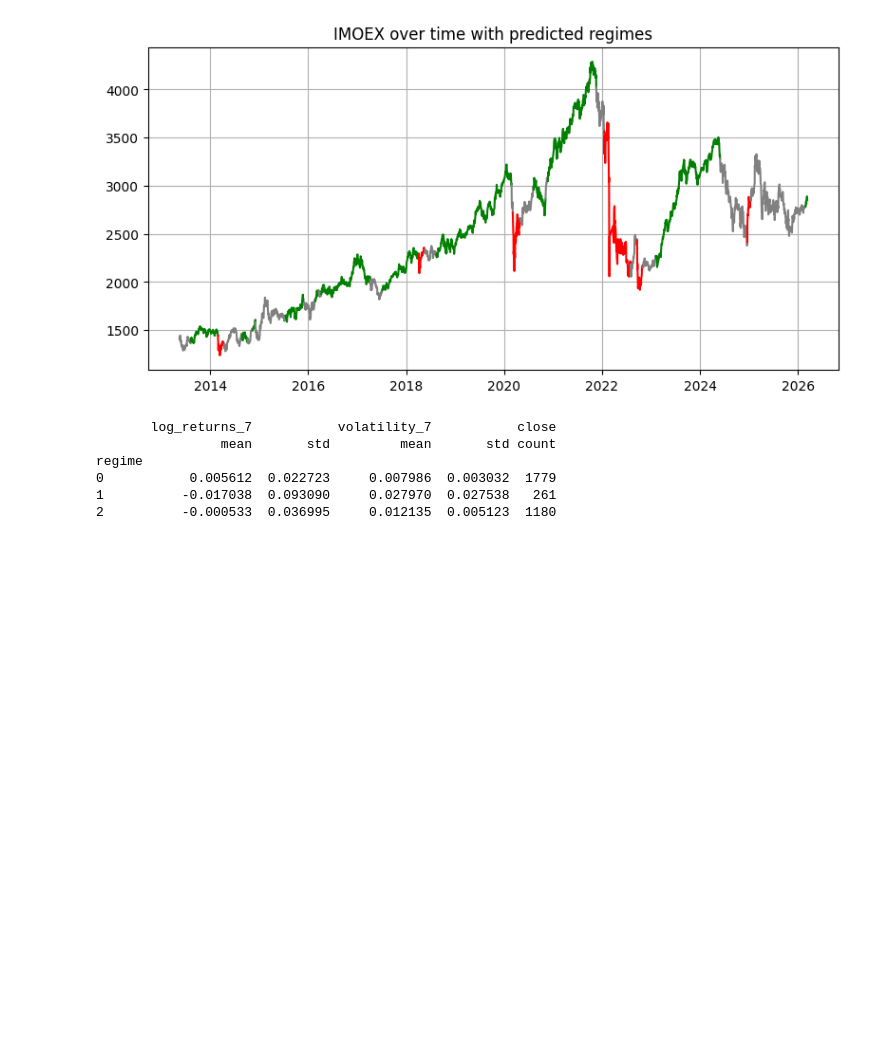
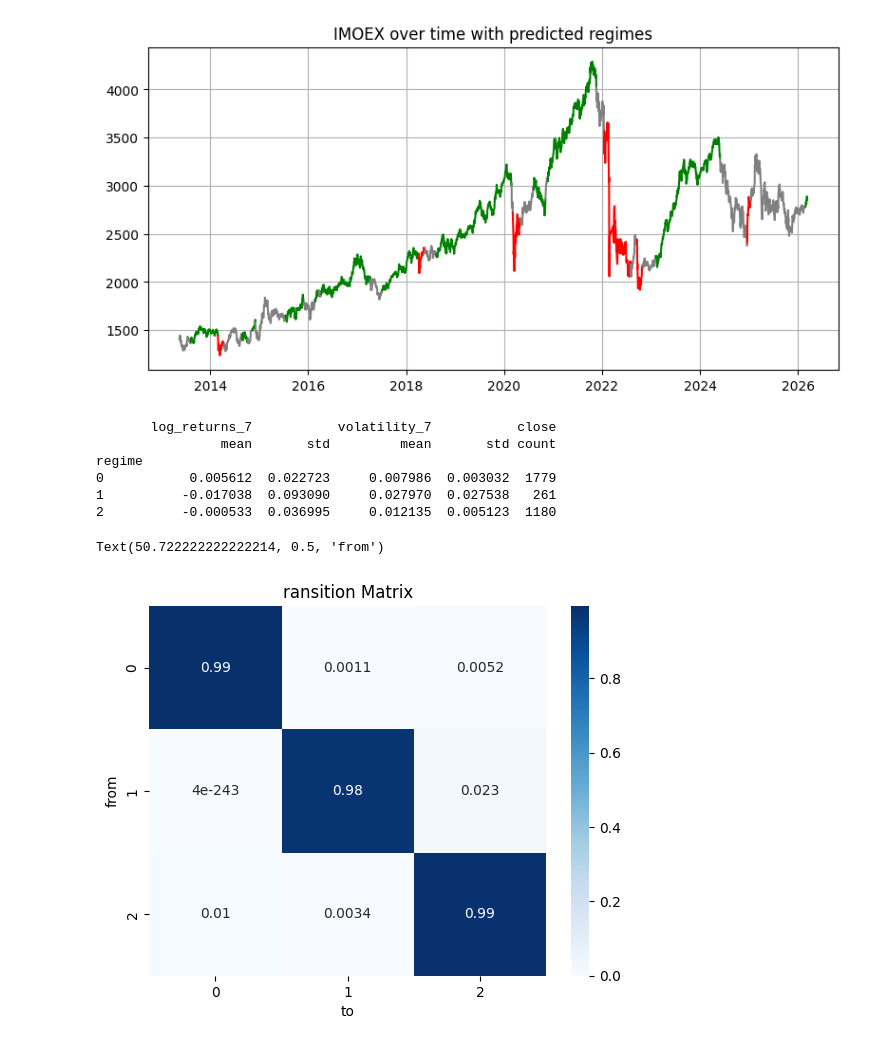
Before and after one commit to SigmaFlowX/Hidden-Markov-Model-for-Regime-Detection, a Jupyter notebook: notebooks/hmm_regime_detection.ipynb, the cells around one changed output. Drawn from its saved outputs; the diff is of its cells as text; code cells hidden in the pictures; blank space fills up the shorter version.

Commit message:
added transition matrix heatmap

```diff
--- a/notebooks/hmm_regime_detection.ipynb
+++ b/notebooks/hmm_regime_detection.ipynb
@@ -77,3 +77,12 @@ regime
 0           0.005612  0.022723     0.007986  0.003032  1779
 1          -0.017038  0.093090     0.027970  0.027538   261
 2          -0.000533  0.036995     0.012135  0.005123  1180
+# %%
+import seaborn as sns
+sns.heatmap(model.transmat_, annot=True, cmap="Blues")
+plt.title("Transition Matrix")
+plt.xlabel("to")
+plt.ylabel("from")
+# %% [output]
+Text(50.722222222222214, 0.5, 'from')
+[figure, added]
```
Also changed, not shown: parts of 1 cell of this notebook.
